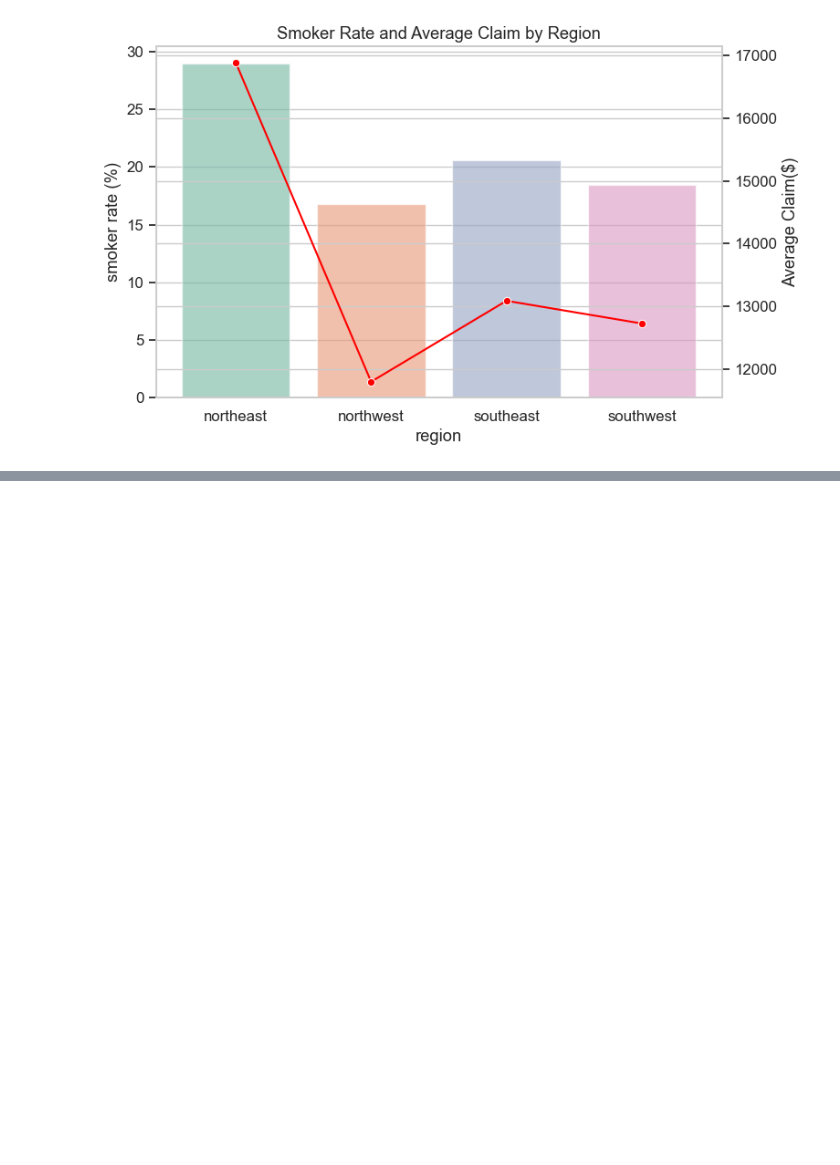
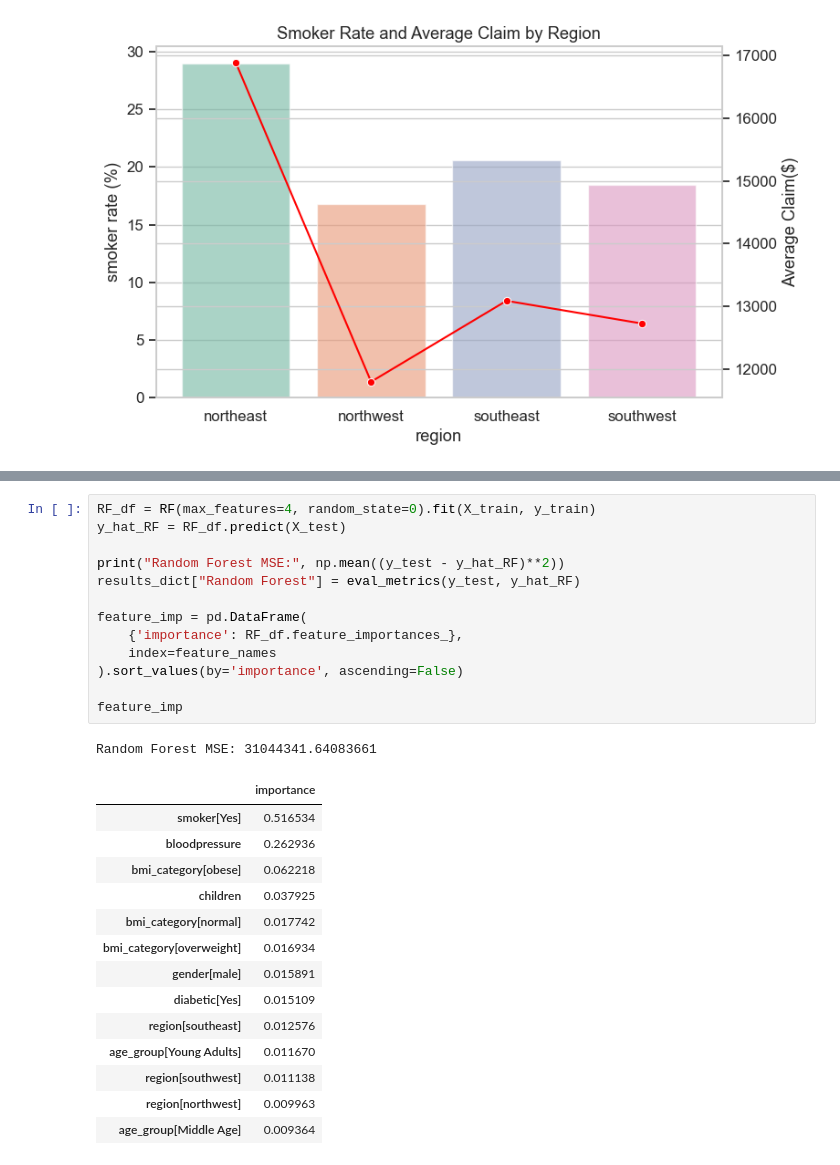
Before and after one commit to joonseoyang99-lang/Insurance_Prediction, a Jupyter notebook: code/analysis.ipynb, the cells around one changed output, grey strips where cells are left out. Cells and saved outputs as stored; diff of their text form; blank space fills up the shorter version.

```diff
--- a/code/analysis.ipynb
+++ b/code/analysis.ipynb
@@ -283,0 +432,29 @@ Passing `palette` without assigning `hue` is deprecated and will be removed in v
+# %%
+RF_df = RF(max_features=4, random_state=0).fit(X_train, y_train)
+y_hat_RF = RF_df.predict(X_test)
+
+print("Random Forest MSE:", np.mean((y_test - y_hat_RF)**2))
+results_dict["Random Forest"] = eval_metrics(y_test, y_hat_RF)
+
+feature_imp = pd.DataFrame(
+    {'importance': RF_df.feature_importances_},
+    index=feature_names
+).sort_values(by='importance', ascending=False)
+
+feature_imp
+# %% [output]
+Random Forest MSE: 31044341.64083661
+|  | importance |
+| smoker[Yes] | 0.516534 |
+| bloodpressure | 0.262936 |
+| bmi_category[obese] | 0.062218 |
+| children | 0.037925 |
+| bmi_category[normal] | 0.017742 |
+| bmi_category[overweight] | 0.016934 |
+| gender[male] | 0.015891 |
+| diabetic[Yes] | 0.015109 |
+| region[southeast] | 0.012576 |
+| age_group[Young Adults] | 0.011670 |
+| region[southwest] | 0.011138 |
+| region[northwest] | 0.009963 |
+| age_group[Middle Age] | 0.009364 |
```
Also changed, not shown: parts of 18 cells of this notebook, 12 other files.
